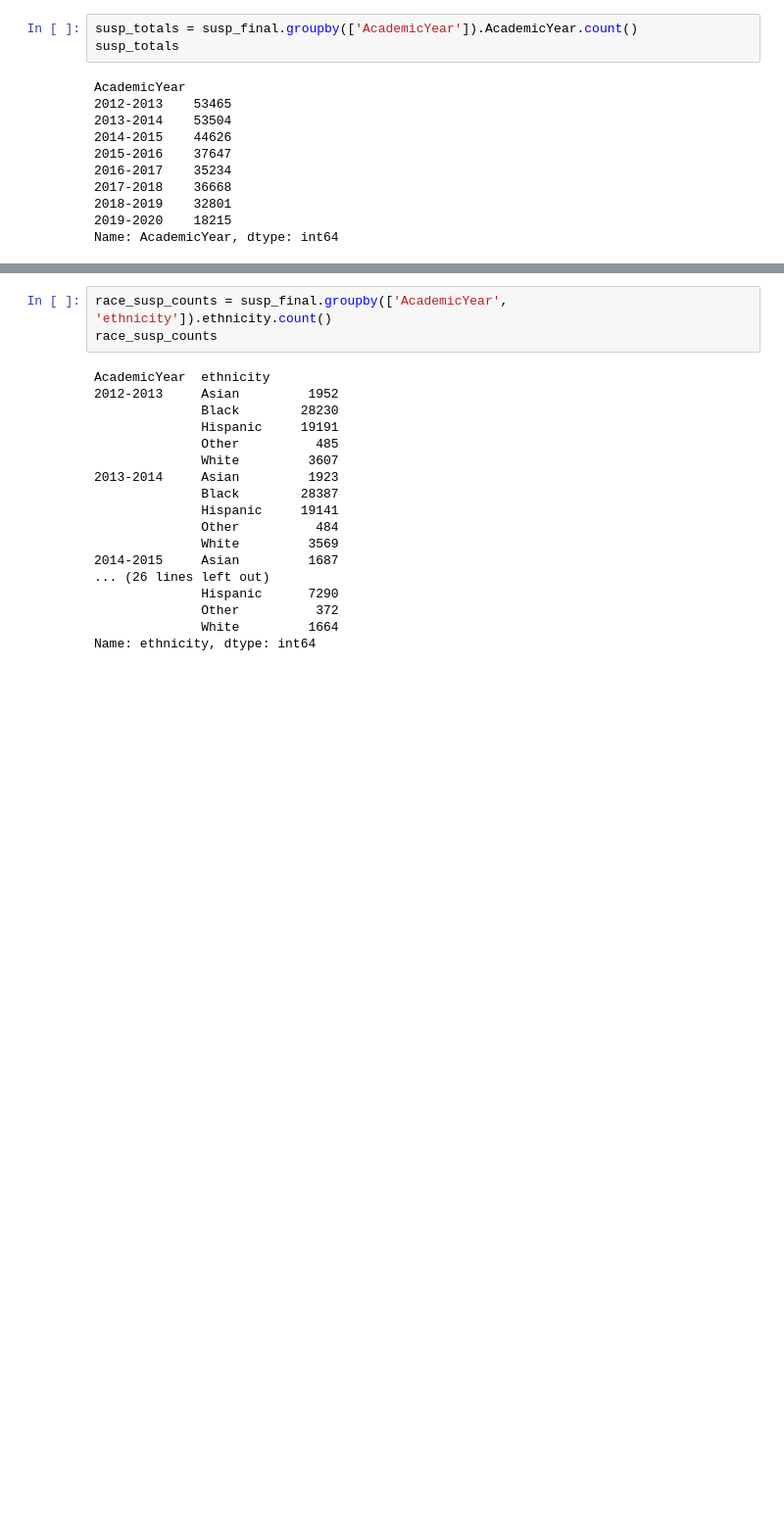
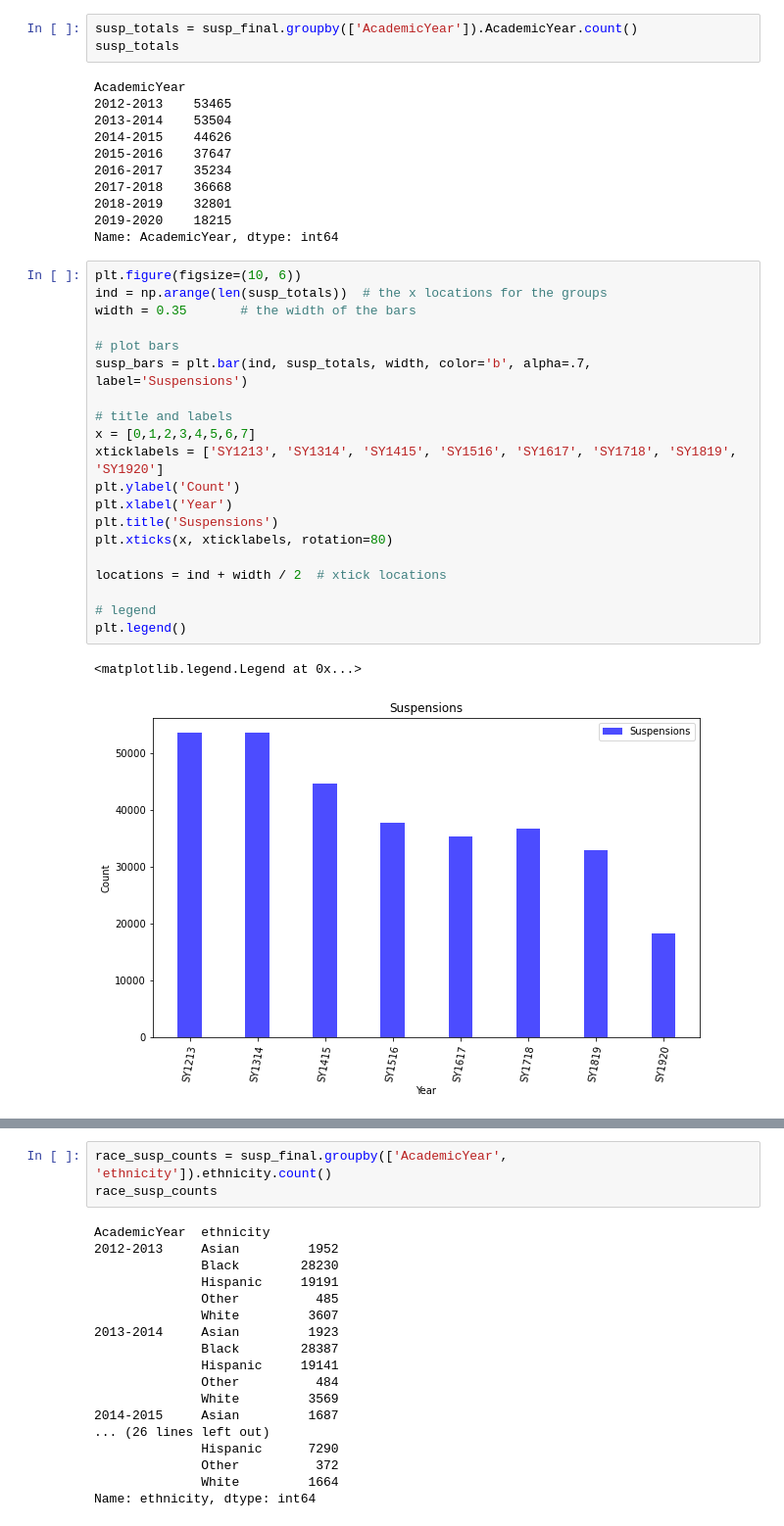
Before and after one commit to hdbedwell/Exploring_Disproportionality, a Jupyter notebook: 12142020 Disproportionality Analysis.ipynb, the cells around one changed output, grey strips where cells are left out. Shown at 98% size. Drawn from its saved outputs; the diff is of its cells as text; blank space fills up the shorter version.

```diff
--- a/12142020 Disproportionality Analysis.ipynb
+++ b/12142020 Disproportionality Analysis.ipynb
@@ -714,3 +815,26 @@ AcademicYear
 2018-2019    32801
 2019-2020    18215
 Name: AcademicYear, dtype: int64
+# %%
+plt.figure(figsize=(10, 6))
+ind = np.arange(len(susp_totals))  # the x locations for the groups
+width = 0.35       # the width of the bars
+
+# plot bars
+susp_bars = plt.bar(ind, susp_totals, width, color='b', alpha=.7, label='Suspensions')
+
+# title and labels
+x = [0,1,2,3,4,5,6,7]
+xticklabels = ['SY1213', 'SY1314', 'SY1415', 'SY1516', 'SY1617', 'SY1718', 'SY1819', 'SY1920']
+plt.ylabel('Count')
+plt.xlabel('Year')
+plt.title('Suspensions')
+plt.xticks(x, xticklabels, rotation=80)
+
+locations = ind + width / 2  # xtick locations
+
+# legend
+plt.legend()
+# %% [output]
+<matplotlib.legend.Legend at 0x...>
+[figure, added]
```
Also changed, not shown: parts of 46 cells of this notebook.
